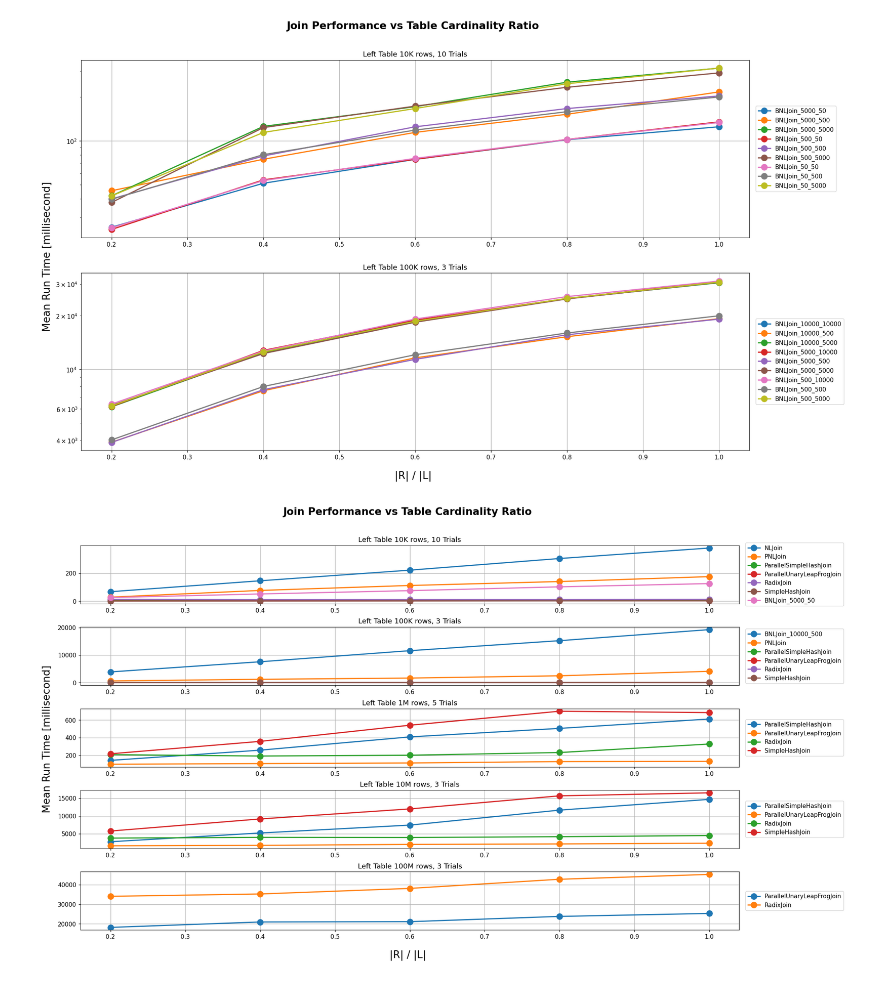
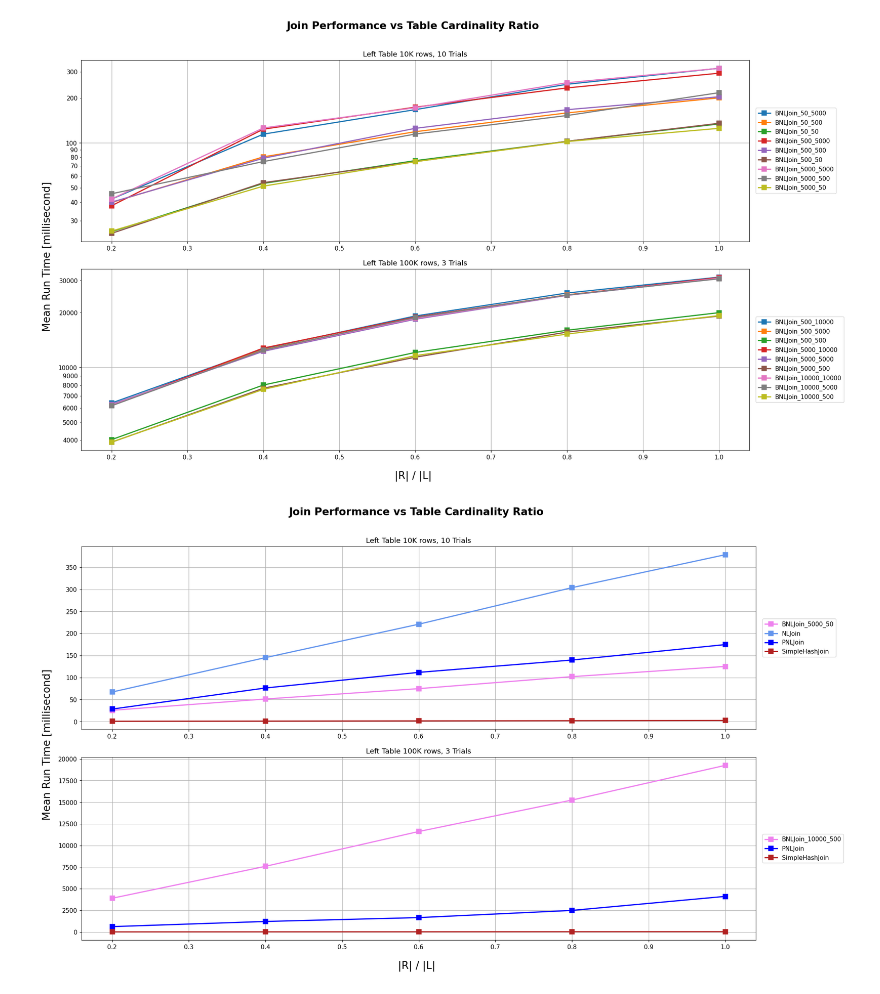
Before and after one commit to dmorejon/6.830FinalProject, a Jupyter notebook: benchmark_joins_graphs.ipynb, the cells around one changed output. Drawn from its saved outputs; the diff is of its cells as text; code cells hidden in the pictures.

Commit message:
Fix version of plotting notebook

```diff
--- a/benchmark_joins_graphs.ipynb
+++ b/benchmark_joins_graphs.ipynb
@@ -178,14 +205,10 @@ def rotate(l, n):
 # %%
 # Plot BNL
 
-# Plot configs
-plt_cfg = {
-  "marker": "o",
-  "markersize": 10,
-  "linestyle": "-",
-  "linewidth": 2,
-  "capsize": 4,
-}
+def bnl_name_value(t):
+    bnl_name = t[0]
+    parts = bnl_name.split("_")
+    return (int(parts[1]), -int(parts[2]))
 
 # One subplot for each left table size
 fig, ax = plt.subplots(2, 1, figsize=(20, 12), dpi=110)
@@ -193,7 +216,7 @@ fig, ax = plt.subplots(2, 1, figsize=(20, 12), dpi=110)
 def do_subplot(lt_sz, ax, lts, nt):
     algo_map_experiment = all_data[lt_sz]
 
-    for join_name, jae in sorted(algo_map_experiment.items()):
+    for join_name, jae in  sorted(filter(lambda t: t[0].startswith("BNL"), algo_map_experiment.items()), key=bnl_name_value):
         if not join_name.lower().startswith("bnl"):
             continue
 
@@ -213,6 +236,8 @@ def do_subplot(lt_sz, ax, lts, nt):
         ax.set_title(f"Left Table {fmt_num_rows(lts)} rows, {nt} Trials")
         ax.grid(True)
         ax.set_yscale('log')
+        ax.yaxis.set_major_formatter(formatter)
+        ax.yaxis.set_minor_formatter(formatter)
         ax.legend(bbox_to_anchor=(1.01, 0.5), loc='center left', borderaxespad=0.)
 
 for i, lt_sz in enumerate(sorted(all_data.keys())):
@@ -223,67 +248,57 @@ for i, lt_sz in enumerate(sorted(all_data.keys())):
     else:
         do_subplot(lt_sz, ax, None, None)
 
-plt.subplots_adjust(hspace=0.2)
+plt.subplots_adjust(hspace=0.15)
 fig.text(0.51, 0.07, "|R| / |L|", ha='center', fontsize='xx-large')
 fig.text(0.08, 0.5, 'Mean Run Time [millisecond]', va='center', rotation='vertical', fontsize='xx-large')
 fig.text(0.51, 1-0.06, "Join Performance vs Table Cardinality Ratio", ha='center', fontsize='xx-large', fontweight='750')
 plt.show()
 # %% [output]
-[figure, old version]
+[figure, new version]
 # %%
 # Plot the full join experiment, no BNL
 
-# Plot configs
-plt_cfg = {
-  "marker": "o",
-  "markersize": 10,
-  "linestyle": "-",
-  "linewidth": 2,
-  "capsize": 4,
-}
-
 # One subplot for each left table size
-fig, ax = plt.subplots(num_left_table_sizes, 1, figsize=(20, 12), dpi=110)
+fig, ax = plt.subplots(2, 1, figsize=(20, 12), dpi=110)
 
 def do_subplot(lt_sz, ax, lts, nt):
     algo_map_experiment = all_data[lt_sz]
 
     ame = sorted(algo_map_experiment.items())
-    if ame[0][0].lower().startswith("bnl"):
-        ame = rotate(ame, 1)
     for join_name, jae in ame:
-        if join_name.lower().startswith("bnl") and join_name.lower() not in { "bnljoin_5000_50", "bnljoin_10000_500" }:
+        if join_name.lower().startswith("bnl") and join_name.lower() not in { "bnljoin_5000_50", "bnljoin_10000_500" } or join_name.lower() in {"parallelsimplehashjoin", "radixjoin", "parallelunaryleapfrogjoin"}:
           continue
 
         if lts is None or nt is None:
           lts = int(jae.left_table_sizes[0])
           nt = jae.max_trial_number
 
         tables_ratio = jae.right_table_sizes / jae.left_table_sizes
         execution_time_avgs = jae.execution_time_avgs()
         execution_time_stddevs = jae.execution_time_stddevs()
 
         if join_name == "BNLJoin":
           join_name += f" (LBS={jae.left_block_sz}, RBS={jae.right_block_sz})"
 
-        ax.errorbar(tables_ratio, execution_time_avgs, yerr=None, label=join_name, **plt_cfg)
+        ax.errorbar(tables_ratio, execution_time_avgs, color=color_map[join_name], yerr=None, label=join_name, **plt_cfg)
 
         ax.set_title(f"Left Table {fmt_num_rows(lts)} rows, {nt} Trials")
         ax.grid(True)
         ax.legend(bbox_to_anchor=(1.01, 0.5), loc='center left', borderaxespad=0.)
 
 for i, lt_sz in enumerate(sorted(all_data.keys())):
-    if len(all_data) > 1:
-        do_subplot(lt_sz, ax[i], None, None)
-    else:
-        do_subplot(lt_sz, ax, None, None)
+    if lt_sz <= 100_000:
+        if len(all_data) > 1:
+            do_subplot(lt_sz, ax[i], None, None)
+        else:
+            do_subplot(lt_sz, ax, None, None)
 
-plt.subplots_adjust(hspace=0.4)
+plt.subplots_adjust(hspace=0.15)
 fig.text(0.51, 0.07, "|R| / |L|", ha='center', fontsize='xx-large')
 fig.text(0.08, 0.5, 'Mean Run Time [millisecond]', va='center', rotation='vertical', fontsize='xx-large')
 fig.text(0.51, 1-0.06, "Join Performance vs Table Cardinality Ratio", ha='center', fontsize='xx-large', fontweight='750')
 plt.show()
 # %% [output]
-[figure, old version]
+[figure, new version]
 # %%
 ##### Plot the experiment, ignoring some joins, no BNL
```
Also changed, not shown: parts of 4 cells of this notebook.
